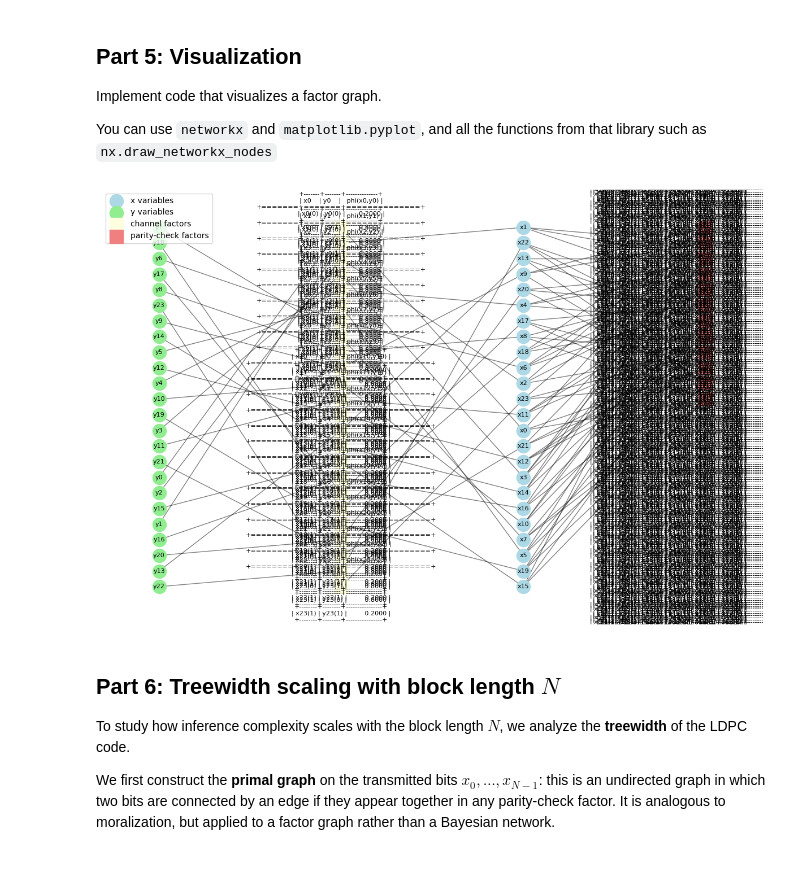
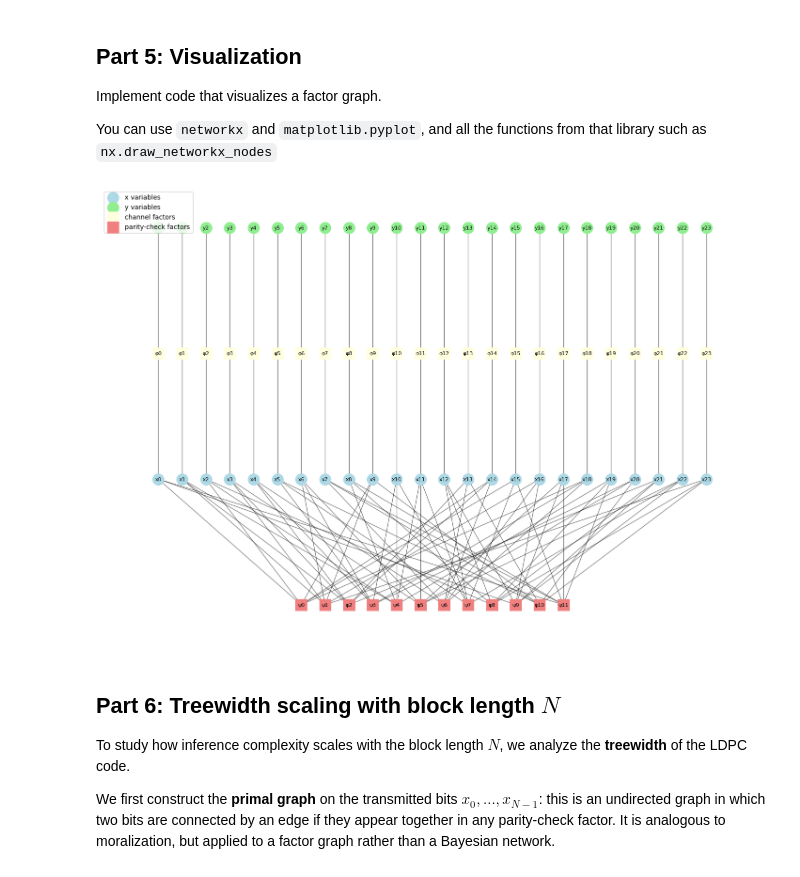
Before and after one commit to rcrtss/miis2025-spm, a Jupyter notebook: labs/lab04/P4_LDPC_representation_(STUDENT_VERSION).ipynb, the cells around one changed output. Cells and saved outputs as stored; diff of their text form; code cells hidden in the pictures.

```diff
--- a/labs/lab04/P4_LDPC_representation_(STUDENT_VERSION).ipynb
+++ b/labs/lab04/P4_LDPC_representation_(STUDENT_VERSION).ipynb
@@ -487,20 +514,24 @@ import networkx as nx
 from pgmpy.models import FactorGraph
 
 def visualize_factor_graph(G: FactorGraph, max_nodes: int = 200):
-    """Visualize an LDPC factor graph with a fixed column layout.
+    """Visualize an LDPC factor graph with a horizontal layout.
 
-    Columns (left to right):
+    Rows (top to bottom):
       y variables → channel factors → x variables → parity-check factors
     """
     Hnx = nx.Graph()
 
-    # TODO:
-    # visualize the graph
-    # Separate nodes by type
-    x_vars = [node for node in G.get_variable_nodes() if node.startswith('x')]
-    y_vars = [node for node in G.get_variable_nodes() if node.startswith('y')]
+    # Separate nodes by type and sort them
+    x_vars = sorted([node for node in G.get_variable_nodes() if node.startswith('x')],
+                    key=lambda v: int(v[1:]))
+    y_vars = sorted([node for node in G.get_variable_nodes() if node.startswith('y')],
+                    key=lambda v: int(v[1:]))
     parity_factors = [f for f in G.get_factors() if all(var.startswith('x') for var in f.scope())]
     channel_factors = [f for f in G.get_factors() if any(var.startswith('y') for var in f.scope())]
+
+    # Sort channel factors by their y variable index
+    channel_factors = sorted(channel_factors,
+                             key=lambda f: int([v for v in f.scope() if v.startswith('y')][0][1:]))
 
     # Add all nodes
     Hnx.add_nodes_from(y_vars)
@@ -512,55 +543,67 @@ def visualize_factor_graph(G: FactorGraph, max_nodes: int = 200):
     for edge in G.edges():
       Hnx.add_edge(*edge)
 
-    # Create positions: 4 columns
+    # Create positions: 4 rows (horizontal layout)
     pos = {}
     n = len(x_vars)
-    col_width = 2
+    m = len(parity_factors)
+    row_height = 2
 
-    # Column 0: y variables
+    # Row 0 (top): y variables - sorted ascending left to right, lowered to avoid legend overlap
     for i, var in enumerate(y_vars):
-      pos[var] = (0, -i)
+      pos[var] = (i, -row_height)
 
-    # Column 1: channel factors
+    # Row 1: channel factors - aligned with corresponding y and x
     for i, factor in enumerate(channel_factors):
-      pos[factor] = (col_width, -i)
+      pos[factor] = (i, -2 * row_height)
 
-    # Column 2: x variables
+    # Row 2: x variables - aligned with corresponding y and channel factors
     for i, var in enumerate(x_vars):
-      pos[var] = (2*col_width, -i)
+      pos[var] = (i, -3 * row_height)
 
-    # Column 3: parity-check factors
+    # Row 3 (bottom): parity-check factors - centered
+    parity_start_x = (n - m) / 2  # Center the parity factors
     for i, factor in enumerate(parity_factors):
-      pos[factor] = (3*col_width, -i)
+      pos[factor] = (parity_start_x + i, -4 * row_height)
 
     # Draw the graph
-    fig, ax = plt.subplots(figsize=(12, max(8, n/3)))
+    fig, ax = plt.subplots(figsize=(max(12, n * 0.6), 10))
 
     # Draw nodes
     nx.draw_networkx_nodes(Hnx, pos, nodelist=x_vars, node_color='lightblue',
                  node_size=300, label='x variables', ax=ax)
     nx.draw_networkx_nodes(Hnx, pos, nodelist=y_vars, node_color='lightgreen',
                  node_size=300, label='y variables', ax=ax)
     nx.draw_networkx_nodes(Hnx, pos, nodelist=channel_factors, node_color='lightyellow',
                  node_shape='s', node_size=300, label='channel factors', ax=ax)
     nx.draw_networkx_nodes(Hnx, pos, nodelist=parity_factors, node_color='lightcoral',
                  node_shape='s', node_size=300, label='parity-check factors', ax=ax)
 
-    # Draw edges and labels
+    # Draw edges
     nx.draw_networkx_edges(Hnx, pos, ax=ax, alpha=0.5)
-    nx.draw_networkx_labels(Hnx, pos, font_size=8, ax=ax)
+
+    # Create labels: use variable names for x/y, simple labels for factors
+    labels = {}
+    for var in x_vars + y_vars:
+        labels[var] = var
+    for i, factor in enumerate(channel_factors):
+        labels[factor] = f'φ{i}'
+    for i, factor in enumerate(parity_factors):
+        labels[factor] = f'ψ{i}'
+
+    nx.draw_networkx_labels(Hnx, pos, labels=labels, font_size=8, ax=ax)
 
     ax.legend(loc='upper left')
     ax.axis('off')
     plt.tight_layout()
     plt.show()
 
 
 H = generate_regular_ldpc_H(N=24, j=3, k=6, seed=1)
 G_test = build_ldpc_factor_graph(H, f=0.8)
 visualize_factor_graph(G_test)
 # %% [output]
-[figure, old version]
+[figure, new version]
 # %% [markdown]
 ## Part 6: Treewidth scaling with block length $N$
 
```
Also changed, not shown: parts of 4 cells of this notebook.
